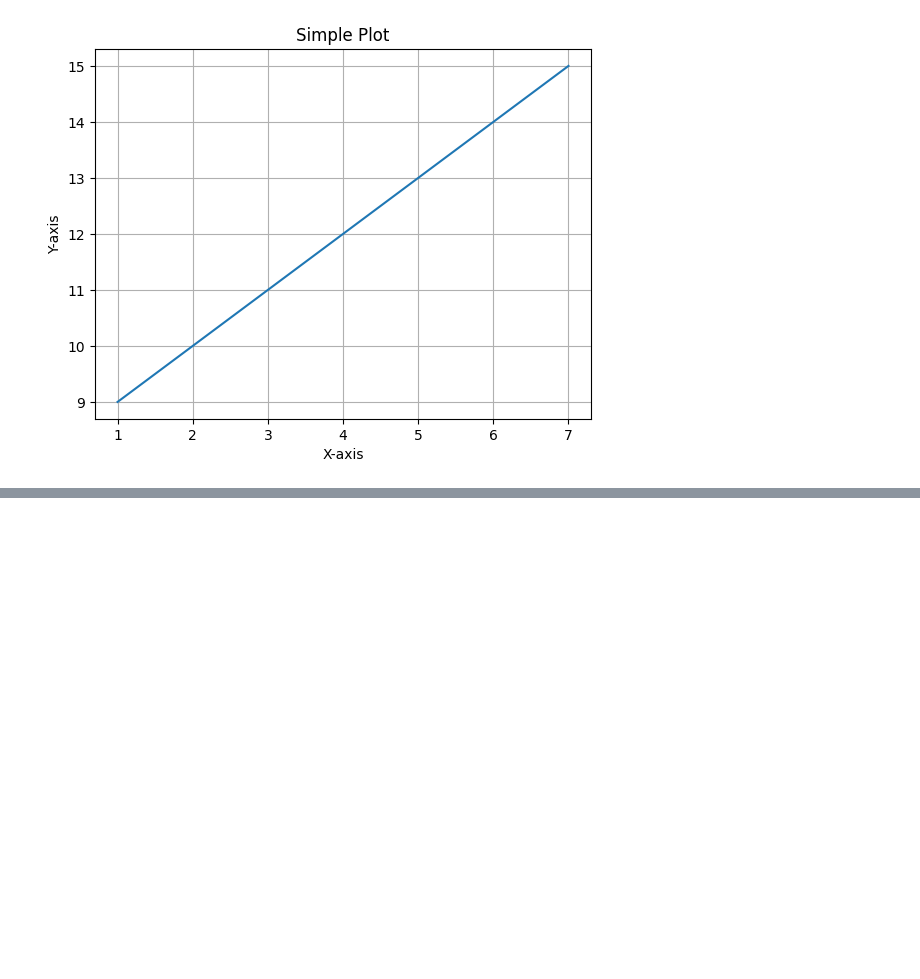
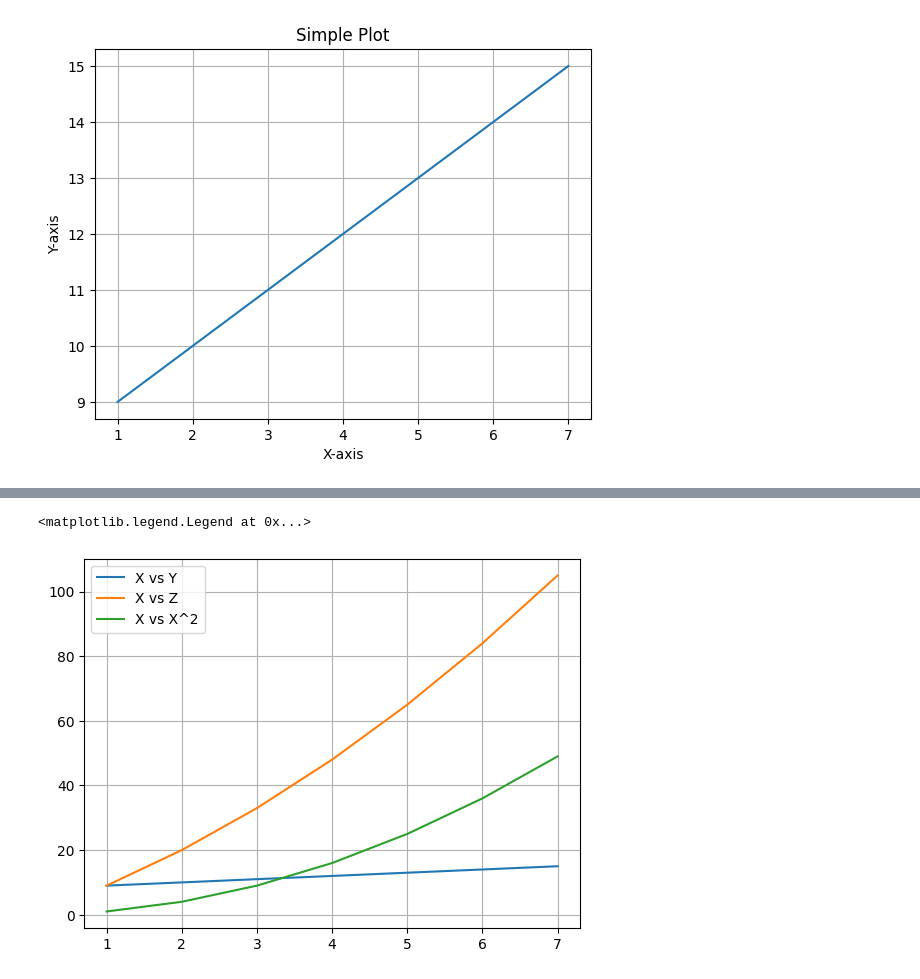
Before and after one commit to sangu0005/data_analysis_workspace, a Jupyter notebook: Maplotlib.ipynb, the cells around one changed output, grey strips where cells are left out. Saved outputs shown, nothing was run; the diff lists cells and outputs as text; code cells hidden in the pictures; blank space fills up the shorter version.

```diff
--- a/Maplotlib.ipynb
+++ b/Maplotlib.ipynb
@@ -14,0 +22,9 @@ Text(0.5, 1.0, 'Simple Plot')
+# %%
+plt.plot(x,y, label = 'X vs Y')
+plt.plot(x,z, label = 'X vs Z')
+plt.plot(x, x**2, label = 'X vs X^2')
+plt.grid(axis='both')
+plt.legend(loc='upper left')
+# %% [output]
+<matplotlib.legend.Legend at 0x...>
+[figure, added]
```
Also changed, not shown: parts of 1 cell of this notebook.
